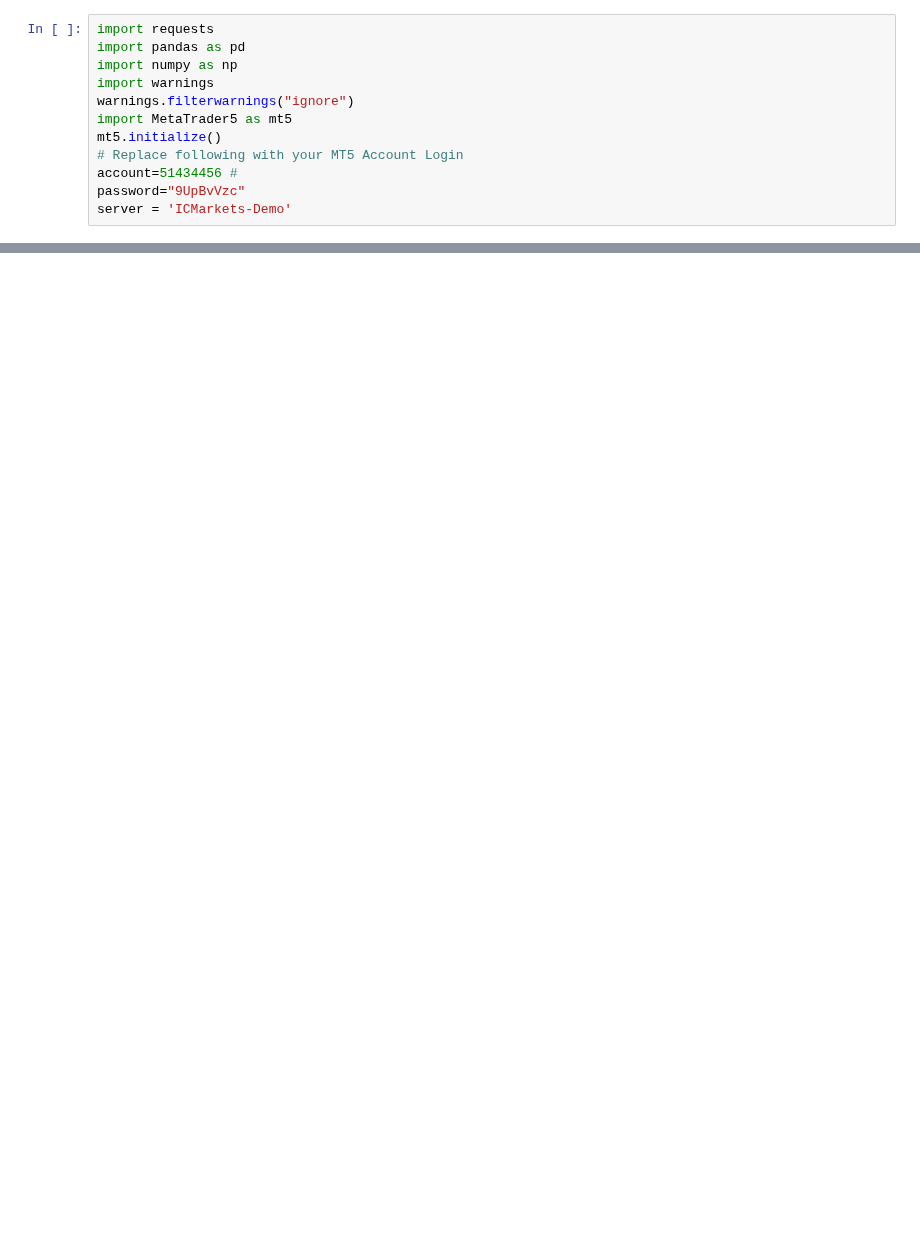
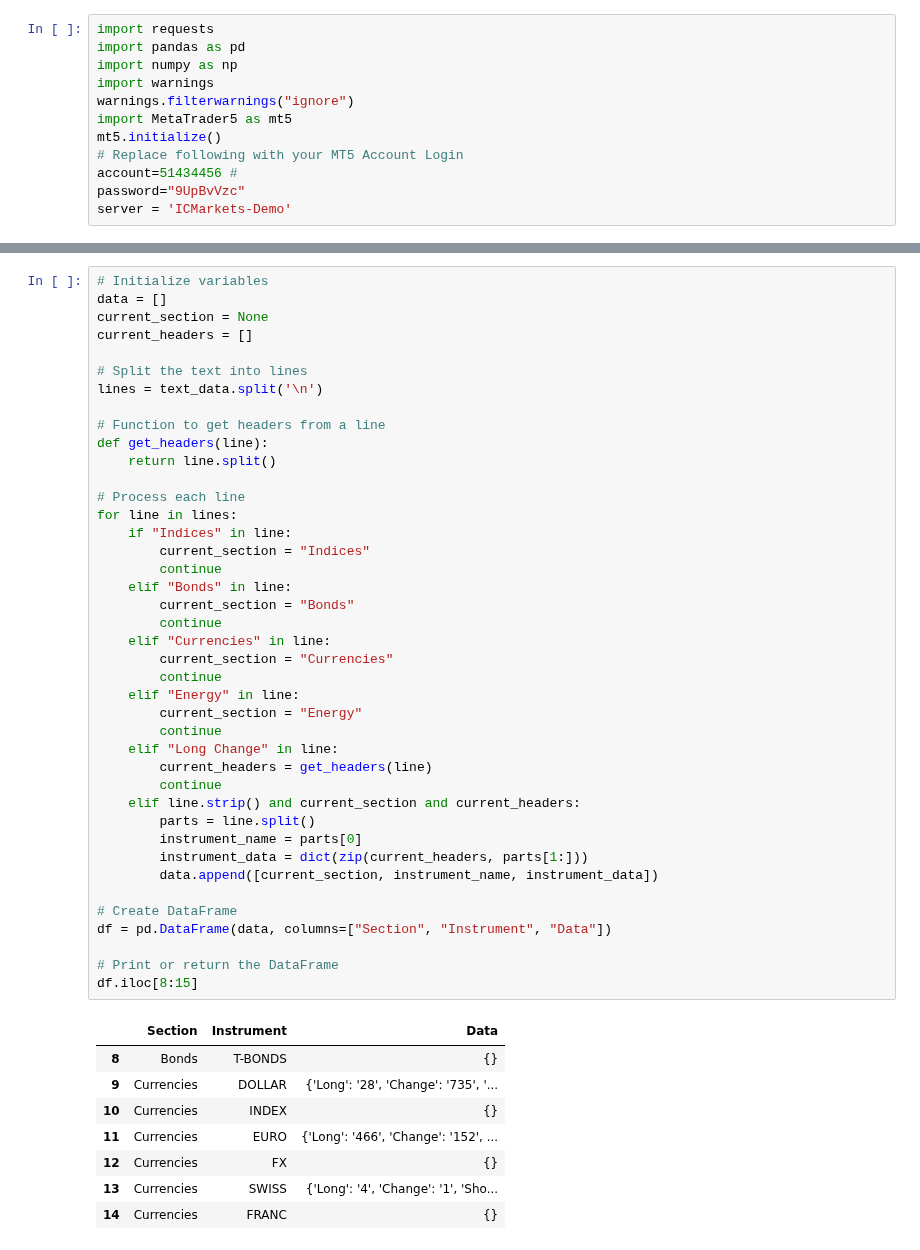
Before and after one commit to aliquid-novi/Strategies, a Jupyter notebook: lets get it/cot report.ipynb, the cells around one changed output, grey strips where cells are left out. Cells and saved outputs as stored; diff of their text form; blank space fills up the shorter version.

```diff
--- a/lets get it/cot report.ipynb
+++ b/lets get it/cot report.ipynb
@@ -174,0 +130,50 @@ Instrument: Old, Open Interest: 109, Non-Commercial Long: 51.5, Non-Commercial S
+# %%
+# Initialize variables
+data = []
+current_section = None
+current_headers = []
+
+# Split the text into lines
+lines = text_data.split('\n')
+
+# Function to get headers from a line
+def get_headers(line):
+    return line.split()
+
+# Process each line
+for line in lines:
+    if "Indices" in line:
+        current_section = "Indices"
+        continue
+    elif "Bonds" in line:
+        current_section = "Bonds"
+        continue
+    elif "Currencies" in line:
+        current_section = "Currencies"
+        continue
+    elif "Energy" in line:
+        current_section = "Energy"
+        continue
+    elif "Long Change" in line:
+        current_headers = get_headers(line)
+        continue
+    elif line.strip() and current_section and current_headers:
+        parts = line.split()
+        instrument_name = parts[0]
+        instrument_data = dict(zip(current_headers, parts[1:]))
+        data.append([current_section, instrument_name, instrument_data])
+
+# Create DataFrame
+df = pd.DataFrame(data, columns=["Section", "Instrument", "Data"])
+
+# Print or return the DataFrame
+df.iloc[8:15]
+# %% [output]
+|  | Section | Instrument | Data |
+| 8 | Bonds | T-BONDS | {} |
+| 9 | Currencies | DOLLAR | {'Long': '28', 'Change': '735', '... |
+| 10 | Currencies | INDEX | {} |
+| 11 | Currencies | EURO | {'Long': '466', 'Change': '152', ... |
+| 12 | Currencies | FX | {} |
+| 13 | Currencies | SWISS | {'Long': '4', 'Change': '1', 'Sho... |
+| 14 | Currencies | FRANC | {} |
```
Also changed, not shown: parts of 10 cells of this notebook, 9 other files.
